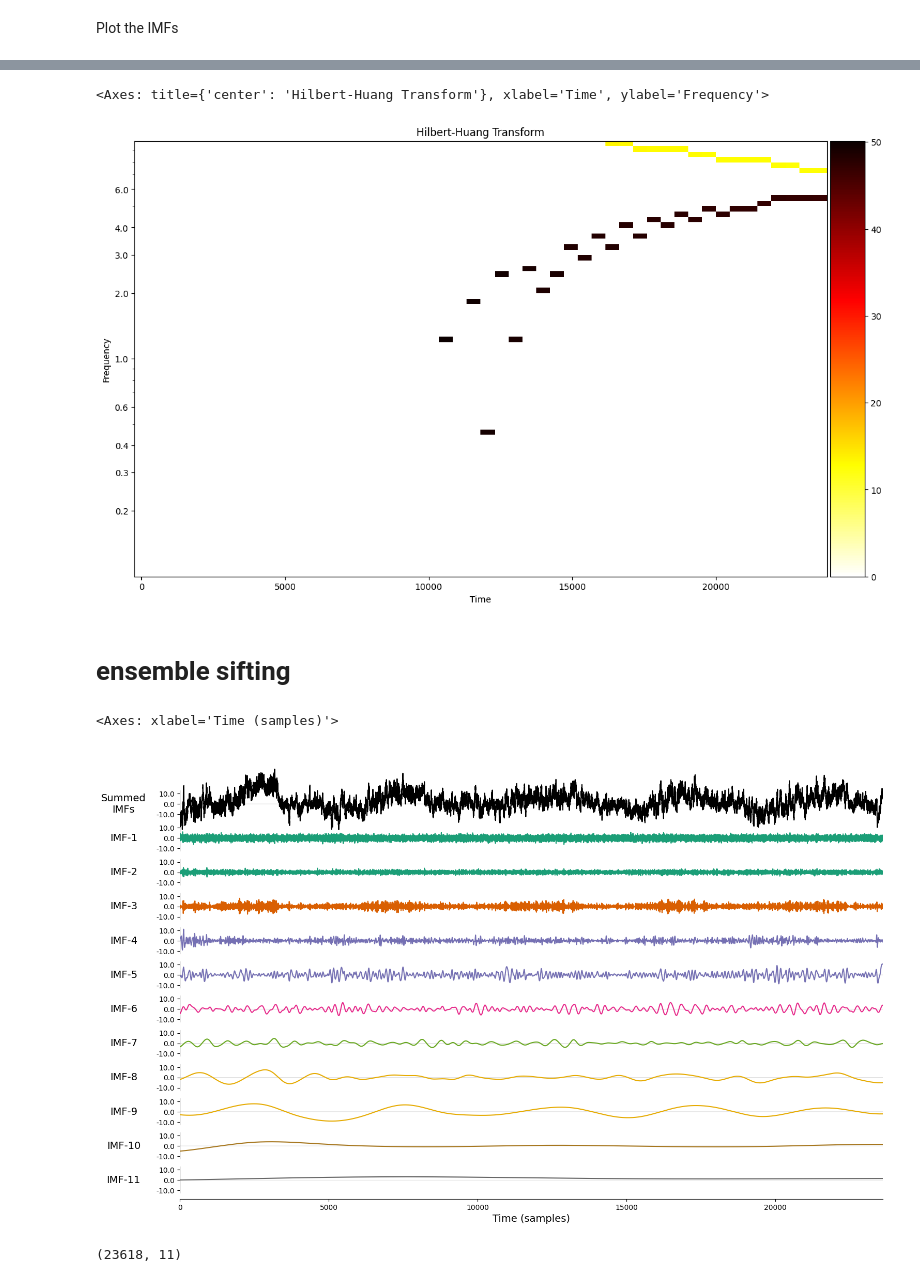
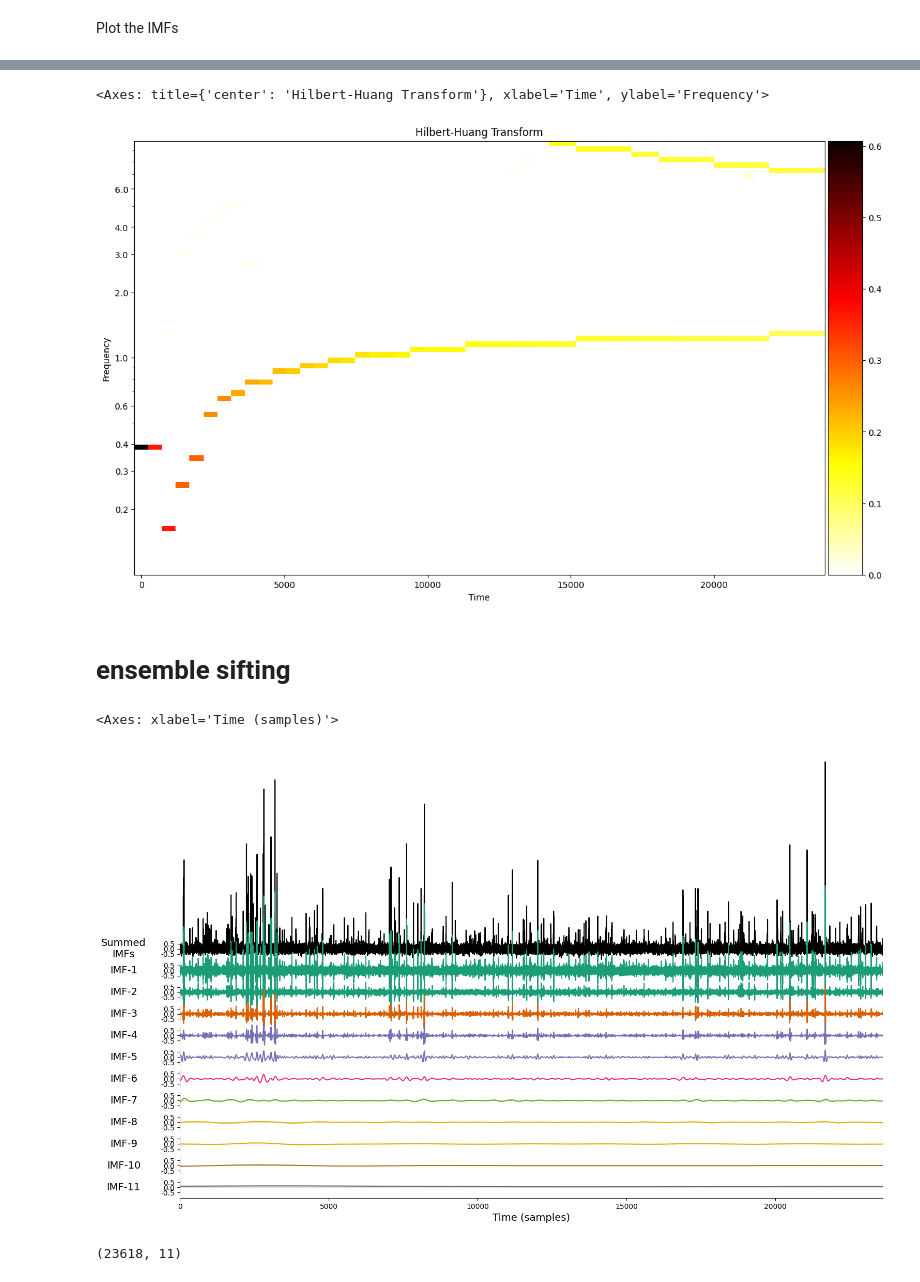
Before and after one commit to shmaronshmevans/nwp_bias, a Jupyter notebook: src/machine_learning/notebooks/emd.ipynb, the cells around one changed output, grey strips where cells are left out. Drawn from its saved outputs; the diff is of its cells as text; code cells hidden in the pictures.

```diff
--- a/src/machine_learning/notebooks/emd.ipynb
+++ b/src/machine_learning/notebooks/emd.ipynb
@@ -36,7 +54,7 @@ len(df["t2m_ADDI"])
 23618
 # %%
 # now we can estimate the IMFs for the signal
-x = df["t2m_ADDI"]
+x = df["new_tp_OLEA"]
 imf = emd.sift.sift(x)
 print(imf.shape)
 # %% [output]
@@ -72,19 +90,19 @@ fig = plt.figure(figsize=(15, 9))
 emd.plotting.plot_hilberthuang(hht, time_vect, f, fig=fig, log_y=True)
 # %% [output]
 <Axes: title={'center': 'Hilbert-Huang Transform'}, xlabel='Time', ylabel='Frequency'>
-[figure, old version]
+[figure, new version]
 # %% [markdown]
 # ensemble sifting
 # %%
 imf_opts = {"sd_thresh": 0.05}
 # %%
 imf = emd.sift.ensemble_sift(
-    x, nensembles=24, nprocesses=6, ensemble_noise=1, imf_opts=imf_opts
+    x, nensembles=42, nprocesses=12, ensemble_noise=3, imf_opts=imf_opts
 )
 emd.plotting.plot_imfs(imf)
 # %% [output]
 <Axes: xlabel='Time (samples)'>
-[figure, old version]
+[figure, new version]
 # %%
 imf.shape
 # %% [output]
```
Also changed, not shown: parts of 7 cells of this notebook, 21 other files.
